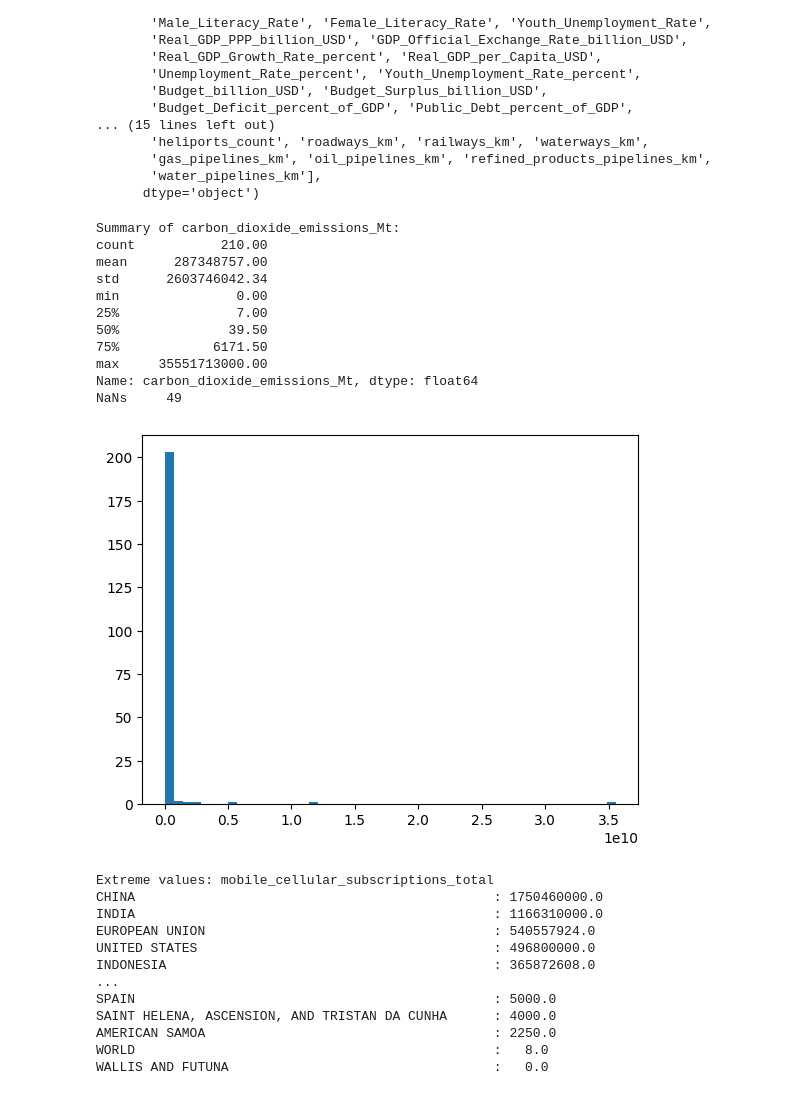
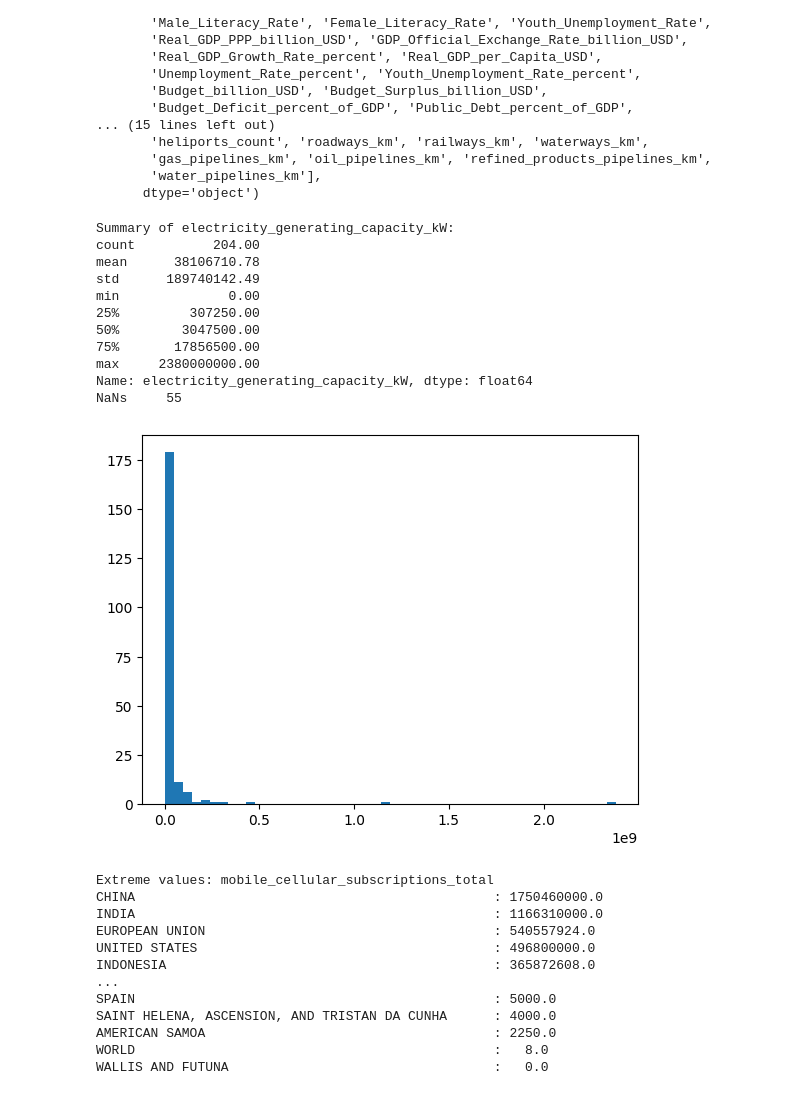
Before and after one commit to Kwan-Lam/Visualization, a Jupyter notebook: JBI100_Data_Exploration.ipynb, the cells around one changed output. Saved outputs shown, nothing was run; the diff lists cells and outputs as text; code cells hidden in the pictures.

```diff
--- a/JBI100_Data_Exploration.ipynb
+++ b/JBI100_Data_Exploration.ipynb
@@ -159,38 +177,38 @@ Index(['Country', 'telephone_fixed_subscriptions_total',
 # %%
 # Summarize function: prints basic info and hist
 def summarize(df: pd.DataFrame, cat: str, exclude_world: bool = False):
     pd.set_option("display.float_format", "{:.2f}".format)
     print(f"Summary of {cat}:")
     print(df[cat].describe())
     if cat in nan_per_cat.keys():
         print(f"NaNs {nan_per_cat[cat]:>6}")
     try:
         if exclude_world:
             df_filtered = df[df["Country"] != "WORLD"]
             plt.hist(df_filtered[cat], bins=50)
             plt.show()
         else:
             plt.hist(df[cat], bins=50)
             plt.show()
     except:
         print("Histogram plotting error")
     # print(df[cat])
 
 # Median_Age, carbon_dioxide_emissions_Mt, Death_Rate
-summarize(df_total, "carbon_dioxide_emissions_Mt")
+summarize(df_total, "electricity_generating_capacity_kW")
 # %% [output]
-Summary of carbon_dioxide_emissions_Mt:
-count           210.00
-mean      287348757.00
-std      2603746042.34
-min               0.00
-25%               7.00
-50%              39.50
-75%            6171.50
-max     35551713000.00
-Name: carbon_dioxide_emissions_Mt, dtype: float64
-NaNs     49
+Summary of electricity_generating_capacity_kW:
+count          204.00
+mean      38106710.78
+std      189740142.49
+min              0.00
+25%         307250.00
+50%        3047500.00
+75%       17856500.00
+max     2380000000.00
+Name: electricity_generating_capacity_kW, dtype: float64
+NaNs     55
-[figure, old version]
+[figure, new version]
 # %%
 # Function to get the countries that have values within a range(min, max) for a certain cat
 def extreme_values(df: pd.DataFrame, cat: str):
```
Also changed, not shown: parts of 5 cells of this notebook, 1 other file.
